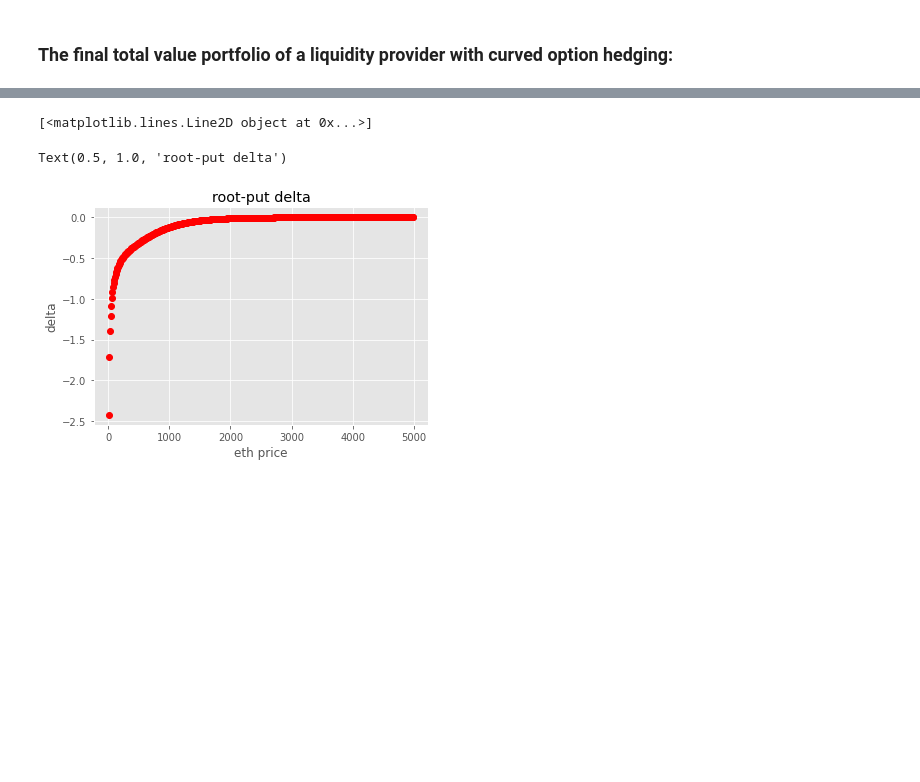
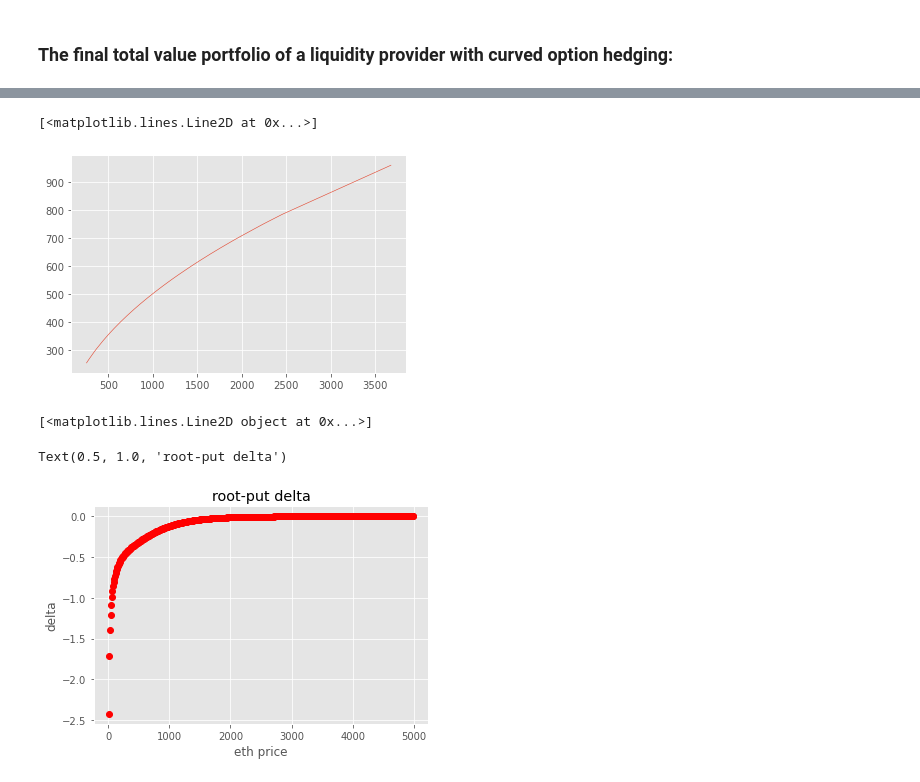
Before and after one commit to DeltaDex-Protocol/research, a Jupyter notebook: BS_curved_options.ipynb, the cells around one changed output, grey strips where cells are left out. Cells and saved outputs as stored; diff of their text form; code cells hidden in the pictures; blank space fills up the shorter version.

```diff
--- a/BS_curved_options.ipynb
+++ b/BS_curved_options.ipynb
@@ -303,0 +325,5 @@ plt.ylim(ymax=1000)
+# %%
+plt.plot(sorted(last_prices[:]), sorted(uniV2_tvs[:]))
+# %% [output]
+[<matplotlib.lines.Line2D at 0x...>]
+[figure, added]
```
Also changed, not shown: parts of 17 cells of this notebook, 2 other files.
